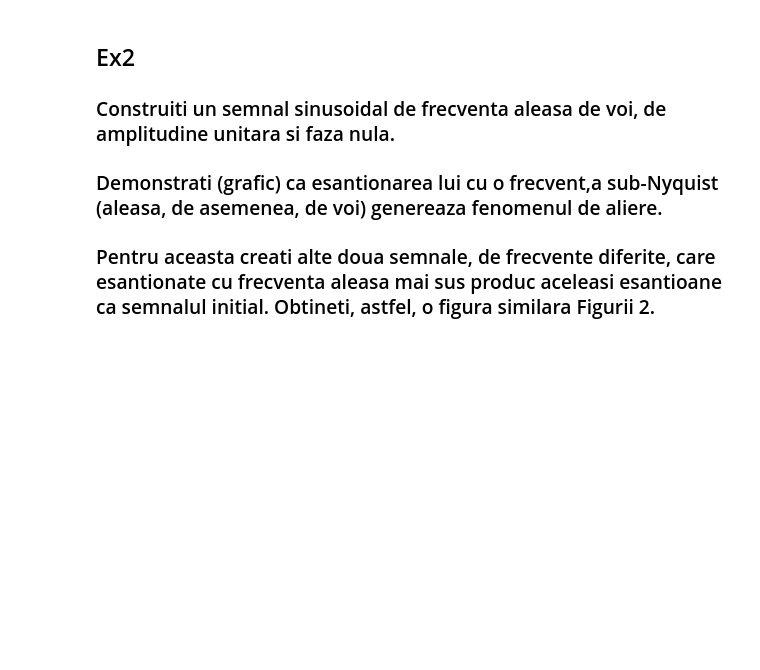
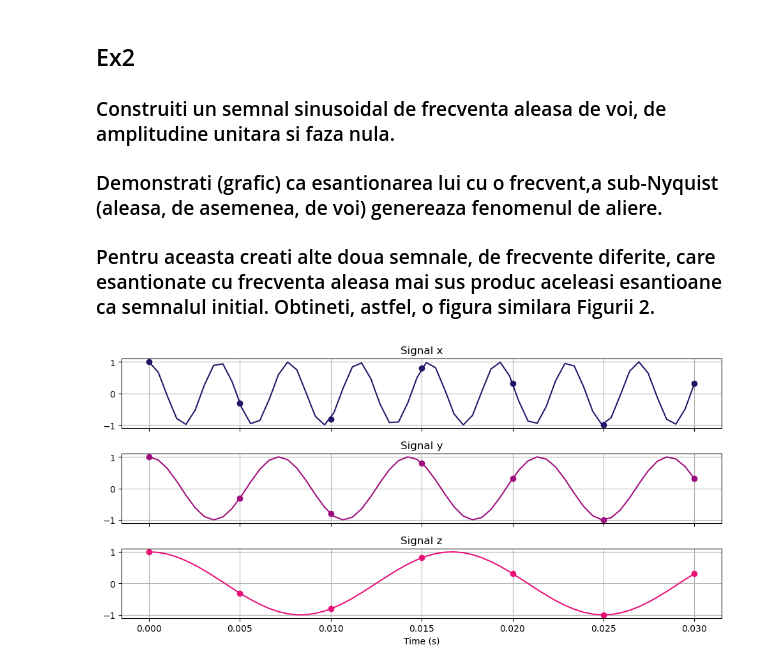
Before and after one commit to adania-miu/Prelucrarea-Semnalelor-Teme-Laborator, a Jupyter notebook: Laborator4/Lab4.ipynb, the cells around one changed output. Drawn from its saved outputs; the diff is of its cells as text; code cells hidden in the pictures; blank space fills up the shorter version.

```diff
--- a/Laborator4/Lab4.ipynb
+++ b/Laborator4/Lab4.ipynb
@@ -58,3 +13,48 @@ plt.show()
 ### Construiti un semnal sinusoidal de frecventa aleasa de voi, de amplitudine unitara si faza nula.
 ### Demonstrati (grafic) ca esantionarea lui cu o frecvent,a sub-Nyquist (aleasa, de asemenea, de voi) genereaza fenomenul de aliere.
 ### Pentru aceasta creati alte doua semnale, de frecvente diferite, care esantionate cu frecventa aleasa mai sus produc aceleasi esantioane ca semnalul initial. Obtineti, astfel, o figura similara Figurii 2.
+# %%
+t = np.linspace(0, 0.03, int(0.03 / 0.0005))
+
+frequency_x = 260
+frequency_y = 140
+frequency_z = 60
+
+x = np.cos(2 * np.pi * frequency_x * t)
+y = np.cos(2 * np.pi * frequency_y * t)
+z = np.cos(2 * np.pi * frequency_z * t)
+
+frequency = 200
+
+samples2 = round(0.03 * frequency) + 1
+t2 = np.linspace(0, 0.03, samples2)
+
+x_n = np.cos(2 * np.pi * frequency_x * t2)
+y_n = np.cos(2 * np.pi * frequency_y * t2)
+z_n = np.cos(2 * np.pi * frequency_z * t2)
+
+# Plot the signals in subplots
+figure, axis = plt.subplots(3, sharex=True, figsize=(10, 5))
+
+axis[0].set_title('Signal x')
+axis[0].plot(t, x, color='#241468')
+axis[0].plot(t2, x_n, 'o', color='#241468')
+
+axis[1].set_title('Signal y')
+axis[1].plot(t, y, color='#9F0D7F')
+axis[1].plot(t2, y_n, 'o', color='#9F0D7F')
+
+axis[2].set_title('Signal z')
+axis[2].plot(t, z, color='#EA1179')
+axis[2].plot(t2, z_n, 'o', color='#EA1179')
+
+axis[2].set_xlabel('Time (s)')
+
+for ax in axis:
+    ax.grid(True)
+
+plt.tight_layout()
+
+plt.show()
+# %% [output]
+[figure, added]
```
Also changed, not shown: parts of 13 cells of this notebook.
